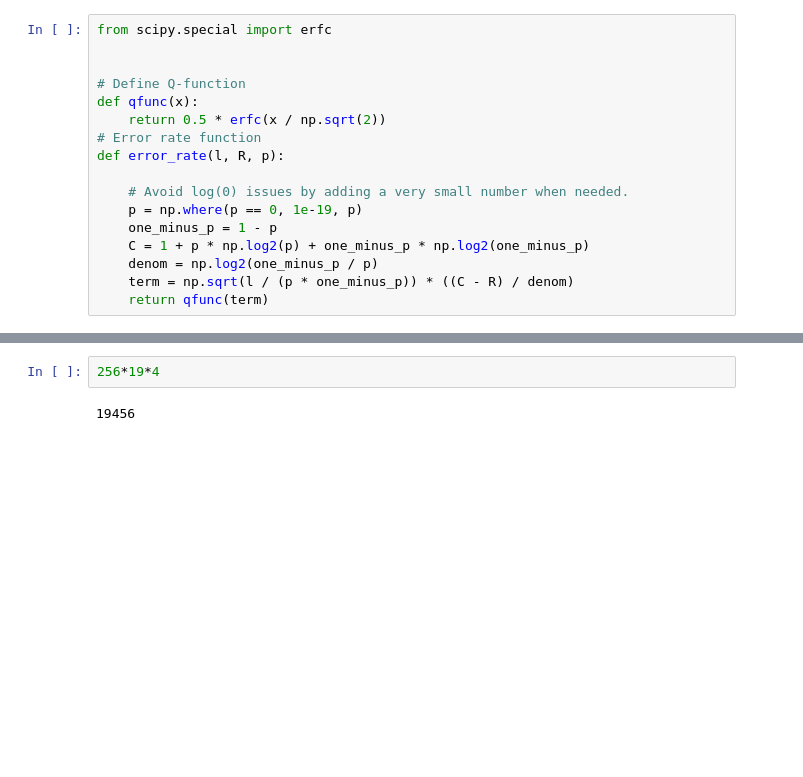
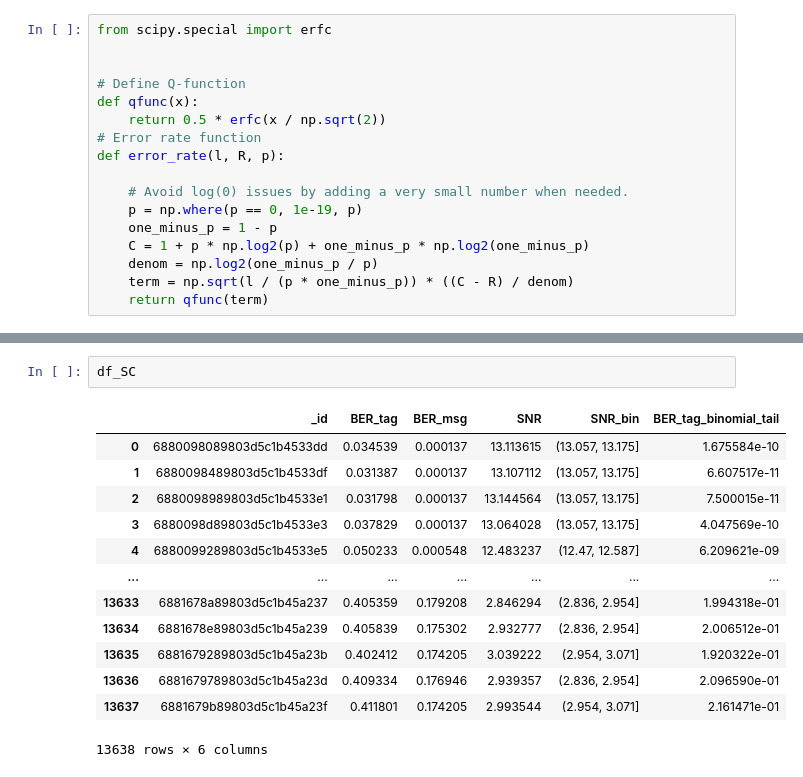
Before and after one commit to mkashani-phd/Secure_Wireless_Relay, a Jupyter notebook: Experiments/3_node_test/SC/analyzeJoint.ipynb, the cells around one changed output, grey strips where cells are left out. Cells and saved outputs as stored; diff of their text form; blank space fills up the shorter version.

```diff
--- a/Experiments/3_node_test/SC/analyzeJoint.ipynb
+++ b/Experiments/3_node_test/SC/analyzeJoint.ipynb
@@ -204,4 +274,16 @@ plt.show()
-# %%
-256*19*4
-# %% [output]
-19456
+# %%
+df_SC
+# %% [output]
+|  | _id | BER_tag | BER_msg | SNR | SNR_bin | BER_tag_binomial_tail |
+| 0 | 6880098089803d5c1b4533dd | 0.034539 | 0.000137 | 13.113615 | (13.057, 13.175] | 1.675584e-10 |
+| 1 | 6880098489803d5c1b4533df | 0.031387 | 0.000137 | 13.107112 | (13.057, 13.175] | 6.607517e-11 |
+| 2 | 6880098989803d5c1b4533e1 | 0.031798 | 0.000137 | 13.144564 | (13.057, 13.175] | 7.500015e-11 |
+| 3 | 6880098d89803d5c1b4533e3 | 0.037829 | 0.000137 | 13.064028 | (13.057, 13.175] | 4.047569e-10 |
+| 4 | 6880099289803d5c1b4533e5 | 0.050233 | 0.000548 | 12.483237 | (12.47, 12.587] | 6.209621e-09 |
+| ... | ... | ... | ... | ... | ... | ... |
+| 13633 | 6881678a89803d5c1b45a237 | 0.405359 | 0.179208 | 2.846294 | (2.836, 2.954] | 1.994318e-01 |
+| 13634 | 6881678e89803d5c1b45a239 | 0.405839 | 0.175302 | 2.932777 | (2.836, 2.954] | 2.006512e-01 |
+| 13635 | 6881679289803d5c1b45a23b | 0.402412 | 0.174205 | 3.039222 | (2.954, 3.071] | 1.920322e-01 |
+| 13636 | 6881679789803d5c1b45a23d | 0.409334 | 0.176946 | 2.939357 | (2.836, 2.954] | 2.096590e-01 |
+| 13637 | 6881679b89803d5c1b45a23f | 0.411801 | 0.174205 | 2.993544 | (2.954, 3.071] | 2.161471e-01 |
+13638 rows × 6 columns
```
Also changed, not shown: parts of 8 cells of this notebook, 8 other files.
